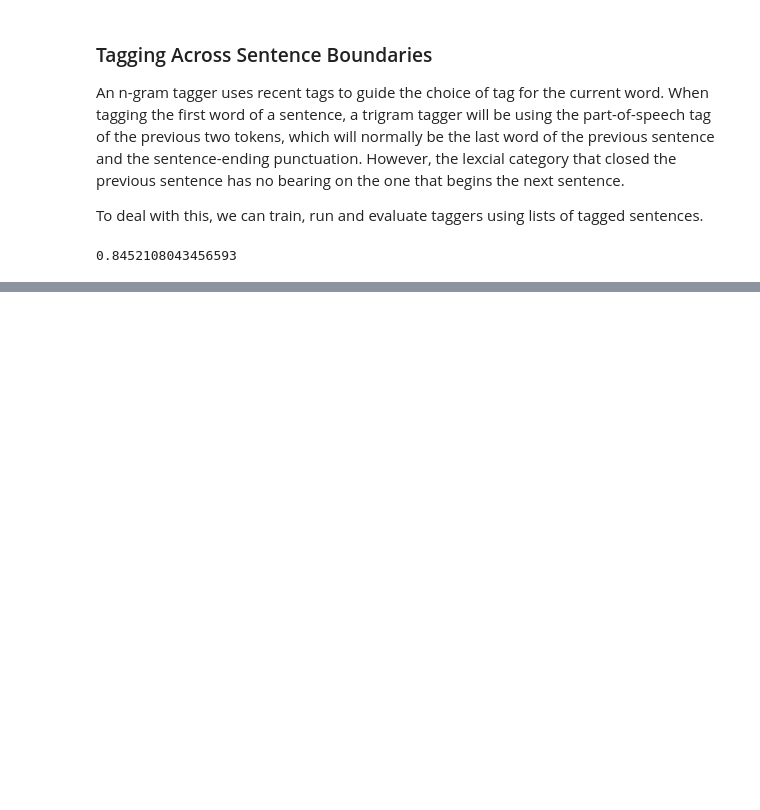
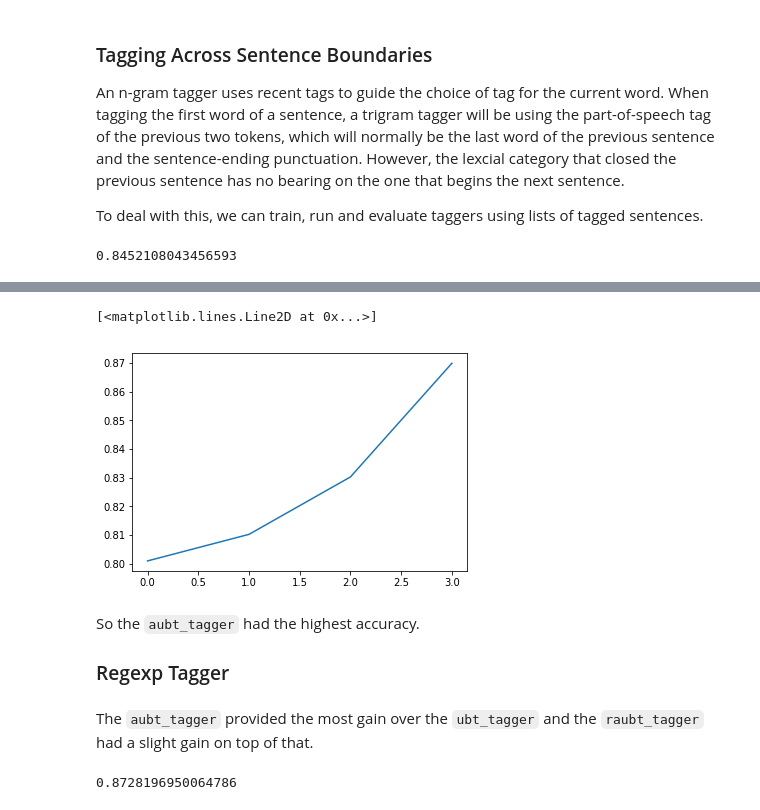
Before and after one commit to yusueliu/jurasky-book, a Jupyter notebook: Bird/Ch05-Tagging.ipynb, the cells around one changed output, grey strips where cells are left out. Cells and saved outputs as stored; diff of their text form; code cells hidden in the pictures; blank space fills up the shorter version.

```diff
--- a/Bird/Ch05-Tagging.ipynb
+++ b/Bird/Ch05-Tagging.ipynb
@@ -472,0 +507,8 @@ t2.evaluate(test_sents)
+# %%
+from nltk.corpus import brown
+brown_tagged_sents = brown.tagged_sents(categories='news')
+brown_sents = brown.sents(categories='news')
+
+size = int(len(brown_tagged_sents) * 0.9)
+train_sents = brown_tagged_sents[:size]
+test_sents = brown_tagged_sents[size:]
@@ -472,0 +521,10 @@ t2.evaluate(test_sents)
+# %%
+def backoff_tagger(tagged_sents, tagger_classes, backoff=None):
+    if not backoff:
+        backoff = tagger_classes[0](tagged_sents)
+        del tagger_classes[0]
+
+    for cls in tagger_classes:
+        tagger = cls(tagged_sents, backoff=backoff)
+        backoff = tagger
+    return backoff
@@ -472,0 +545,18 @@ t2.evaluate(test_sents)
+# %%
+ubta_tagger = backoff_tagger(train_sents, [nltk.tag.UnigramTagger, nltk.tag.BigramTagger, nltk.tag.TrigramTagger, nltk.tag.AffixTagger])
+ubat_tagger = backoff_tagger(train_sents, [nltk.tag.UnigramTagger, nltk.tag.BigramTagger, nltk.tag.AffixTagger, nltk.tag.TrigramTagger])
+uabt_tagger = backoff_tagger(train_sents, [nltk.tag.UnigramTagger, nltk.tag.AffixTagger, nltk.tag.BigramTagger, nltk.tag.TrigramTagger])
+aubt_tagger = backoff_tagger(train_sents, [nltk.tag.AffixTagger, nltk.tag.UnigramTagger, nltk.tag.BigramTagger, nltk.tag.TrigramTagger])
+# %%
+taggers = [ubta_tagger, ubat_tagger, uabt_tagger, aubt_tagger]
+accuracy = [tagger.evaluate(test_sents) for tagger in taggers]
+plt.plot(accuracy)
+# %% [output]
+[<matplotlib.lines.Line2D at 0x...>]
+[figure, added]
+# %% [markdown]
+So the `aubt_tagger` had the highest accuracy.
+
+### Regexp Tagger
+# %% [markdown]
+The `aubt_tagger` provided the most gain over the `ubt_tagger` and the `raubt_tagger` had a slight gain on top of that.
@@ -472,0 +585,4 @@ t2.evaluate(test_sents)
+# %%
+print(raubt_tagger.evaluate(test_sents))
+# %% [output]
+0.8728196950064786
```
Also changed, not shown: parts of 22 cells of this notebook, 12 other files.
